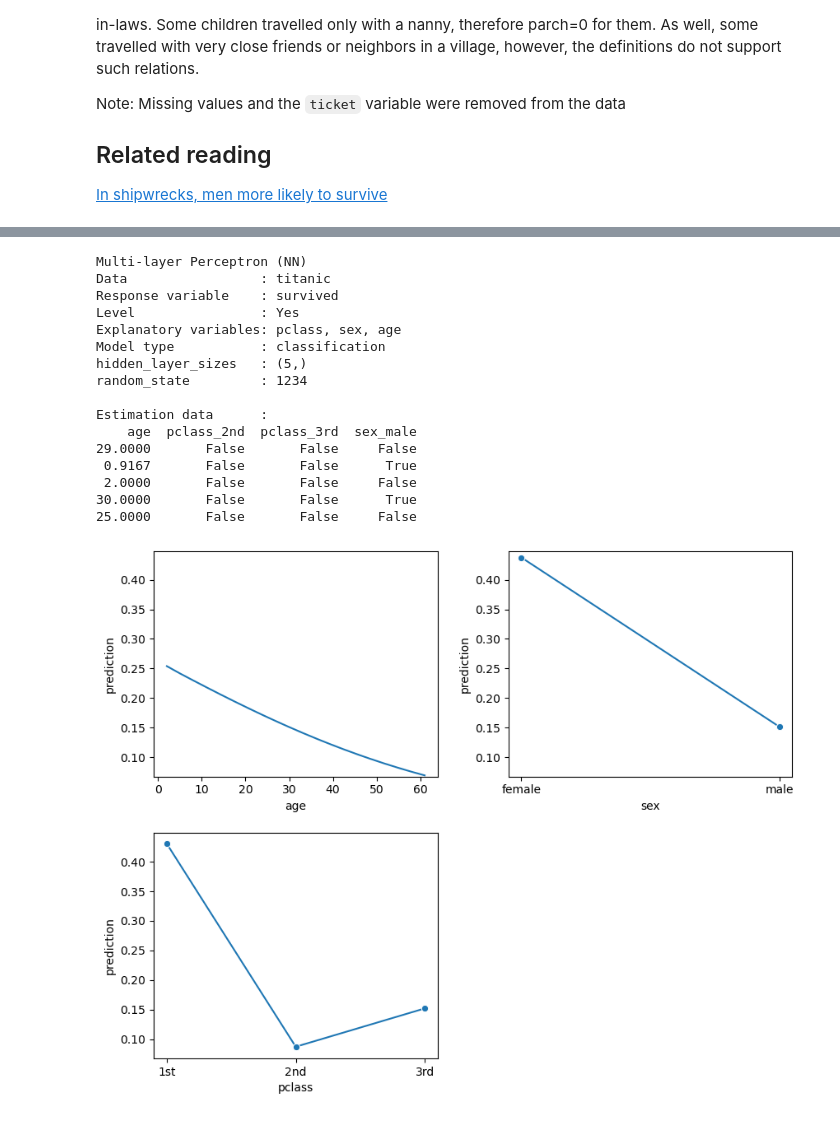
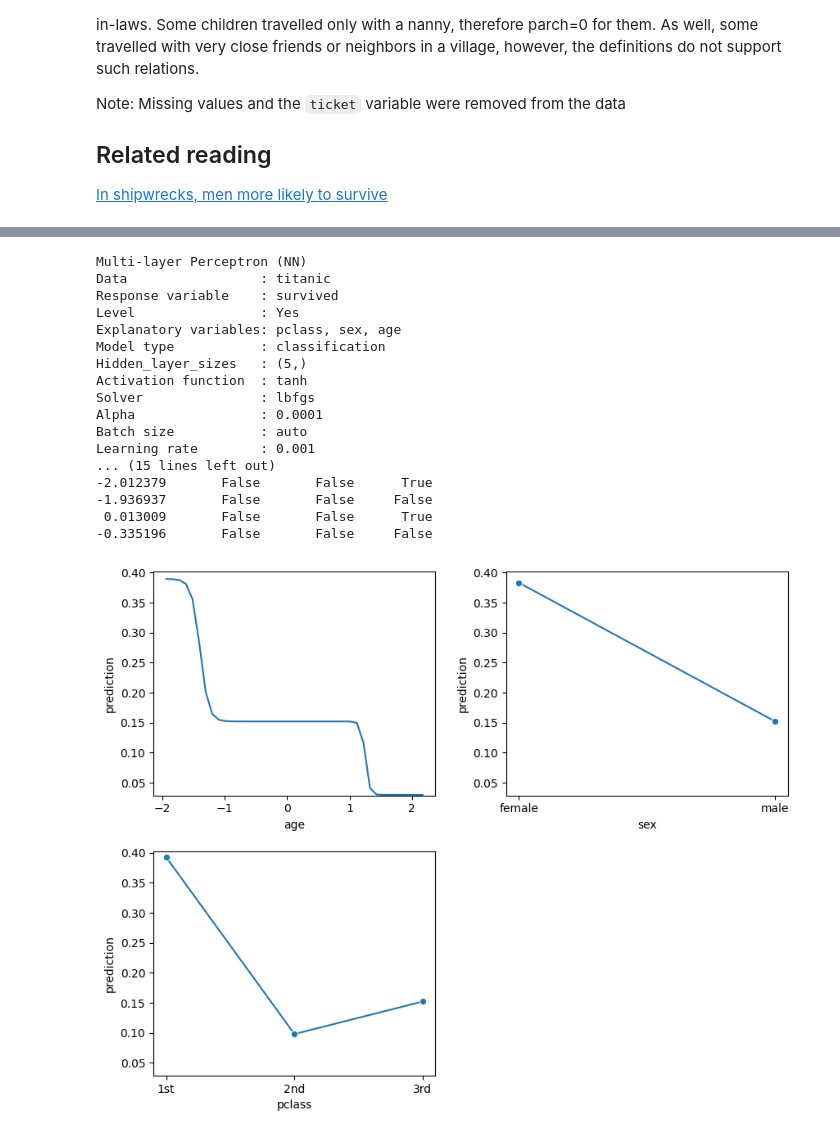
Before and after one commit to vnijs/pyrsm, a Jupyter notebook: examples/model/model-mlp-classification.ipynb, the cells around one changed output, grey strips where cells are left out. Saved outputs shown, nothing was run; the diff lists cells and outputs as text; code cells hidden in the pictures.

```diff
--- a/examples/model/model-mlp-classification.ipynb
+++ b/examples/model/model-mlp-classification.ipynb
@@ -109,10 +109,10 @@ titanic.head()
 | 3 | 1st | No | male | 30.0000 | 1 | 2 | 151.550003 | Allison, Mr. Hudson Joshua Crei | C22 C26 | Southampton |
 | 4 | 1st | No | female | 25.0000 | 1 | 2 | 151.550003 | Allison, Mrs. Hudson J C (Bessi | C22 C26 | Southampton |
 # %%
-rf = rsm.mlp(
+nn = rsm.model.mlp(
     {"titanic": titanic}, rvar="survived", lev="Yes", evar=["pclass", "sex", "age"]
 )
-rf.summary()
+nn.summary()
 # %% [output]
 Multi-layer Perceptron (NN)
 Data                 : titanic
@@ -120,18 +120,19 @@ Response variable    : survived
 Level                : Yes
 Explanatory variables: pclass, sex, age
 Model type           : classification
-hidden_layer_sizes   : (5,)
-random_state         : 1234
-
-Estimation data      :
-    age  pclass_2nd  pclass_3rd  sex_male
-29.0000       False       False     False
- 0.9167       False       False      True
- 2.0000       False       False     False
-30.0000       False       False      True
-25.0000       False       False     False
+Hidden_layer_sizes   : (5,)
+Activation function  : tanh
+Solver               : lbfgs
+Alpha                : 0.0001
+Batch size           : auto
+Learning rate        : 0.001
+... (15 lines left out)
+-2.012379       False       False      True
+-1.936937       False       False     False
+ 0.013009       False       False      True
+-0.335196       False       False     False
 # %%
-rf.plot("pred")
+nn.plot("pred")
 # %% [output]
-[figure, old version]
+[figure, new version]
 # %%
```
Also changed, not shown: parts of 8 cells of this notebook, 24 other files.
